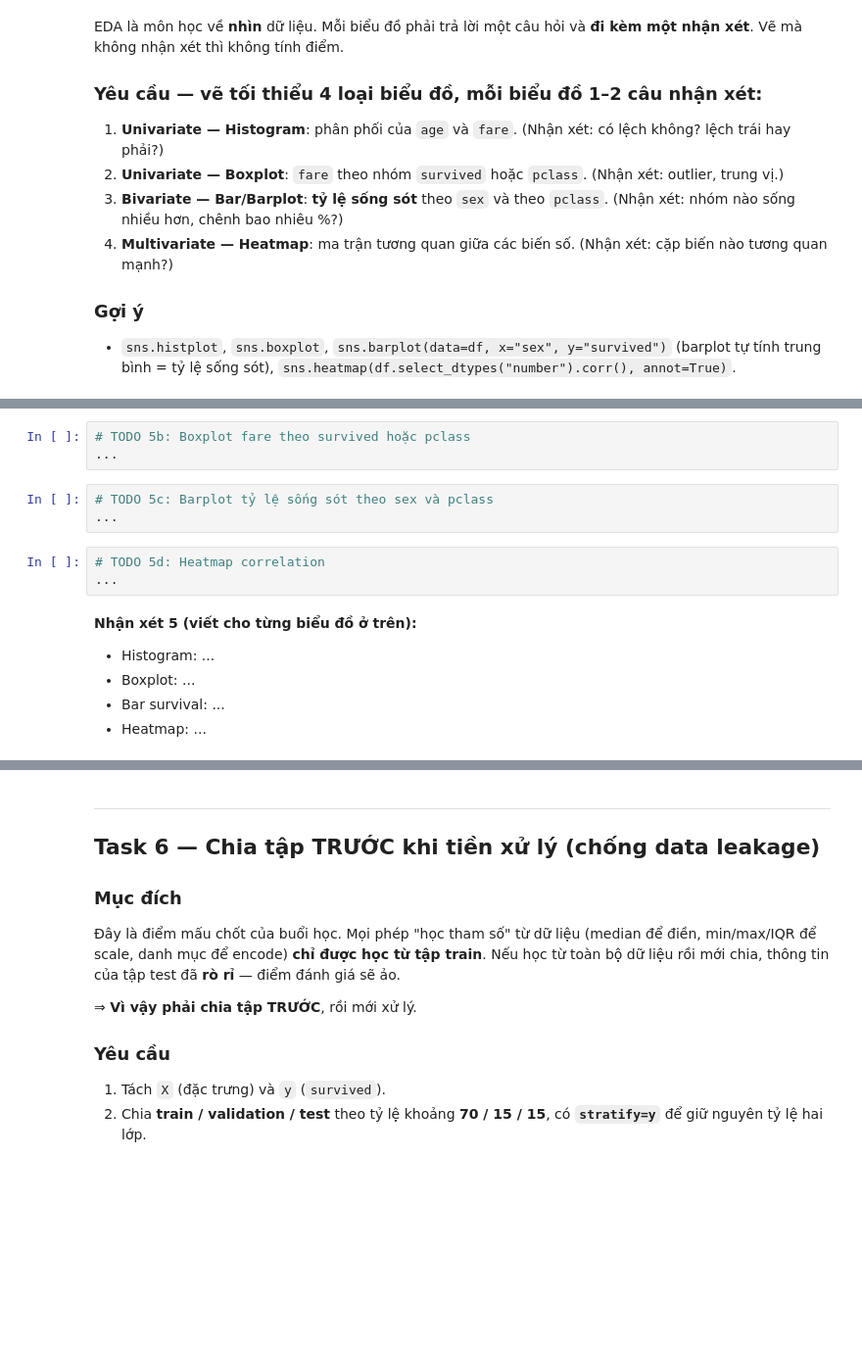
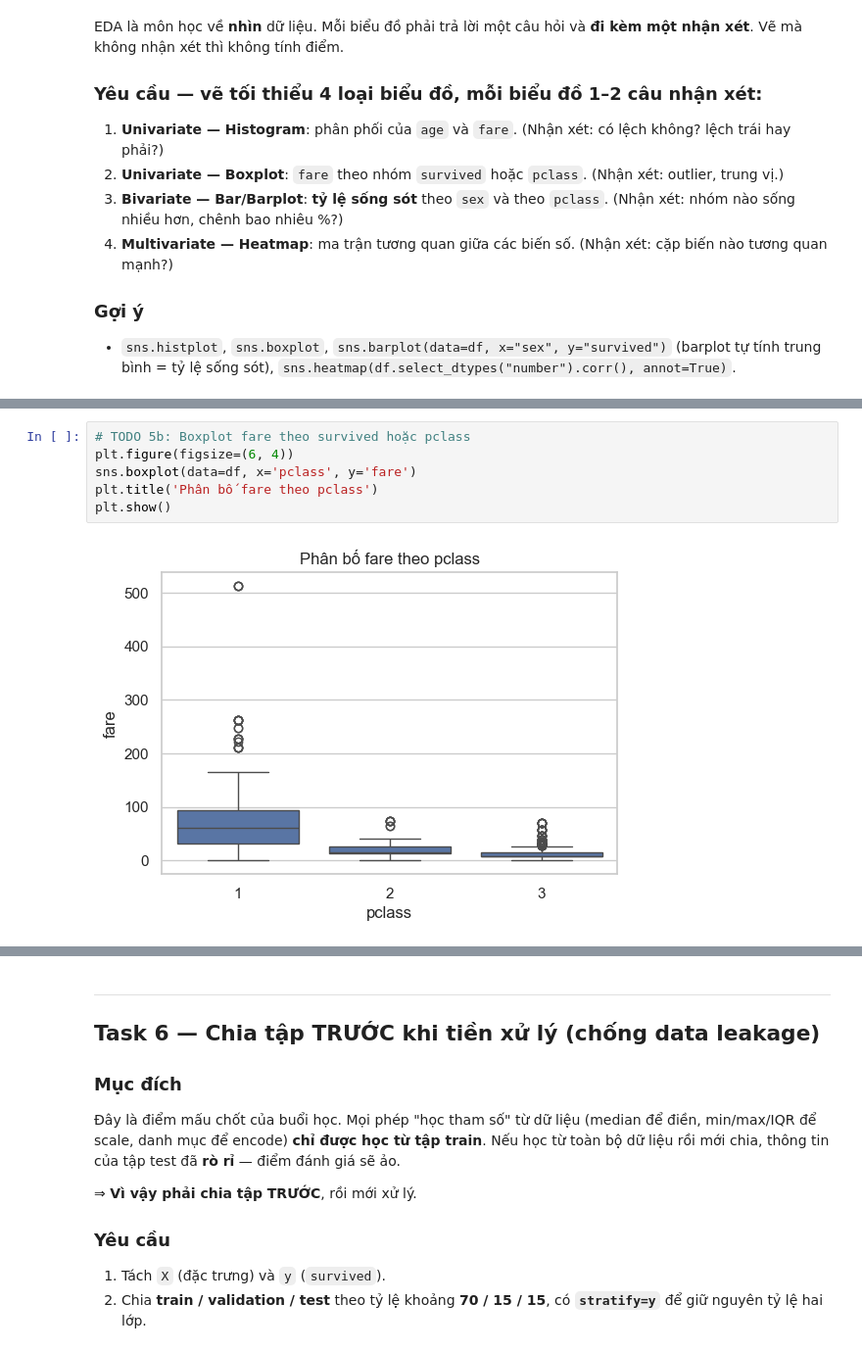
Before and after one commit to TrungQuanHCMUT/mliot-pyml-2026-hw, a Jupyter notebook: week03/baitap_buoi5_titanic.ipynb, the cells around one changed output, grey strips where cells are left out. Shown at 98% size. Saved outputs shown, nothing was run; the diff lists cells and outputs as text; blank space fills up the shorter version.

```diff
--- a/week03/baitap_buoi5_titanic.ipynb
+++ b/week03/baitap_buoi5_titanic.ipynb
@@ -213,16 +321,8 @@ EDA là môn học về **nhìn** dữ liệu. Mỗi biểu đồ phải trả l
 # %%
 # TODO 5b: Boxplot fare theo survived hoặc pclass
-...
+plt.figure(figsize=(6, 4))
+sns.boxplot(data=df, x='pclass', y='fare')
+plt.title('Phân bố fare theo pclass')
+plt.show()
+# %% [output]
+[figure, added]
-# %%
-# TODO 5c: Barplot tỷ lệ sống sót theo sex và pclass
-...
-# %%
-# TODO 5d: Heatmap correlation
-...
-# %% [markdown]
-**Nhận xét 5 (viết cho từng biểu đồ ở trên):**
-
-- Histogram: ...
-- Boxplot: ...
-- Bar survival: ...
-- Heatmap: ...
```
Also changed, not shown: parts of 29 cells of this notebook.
